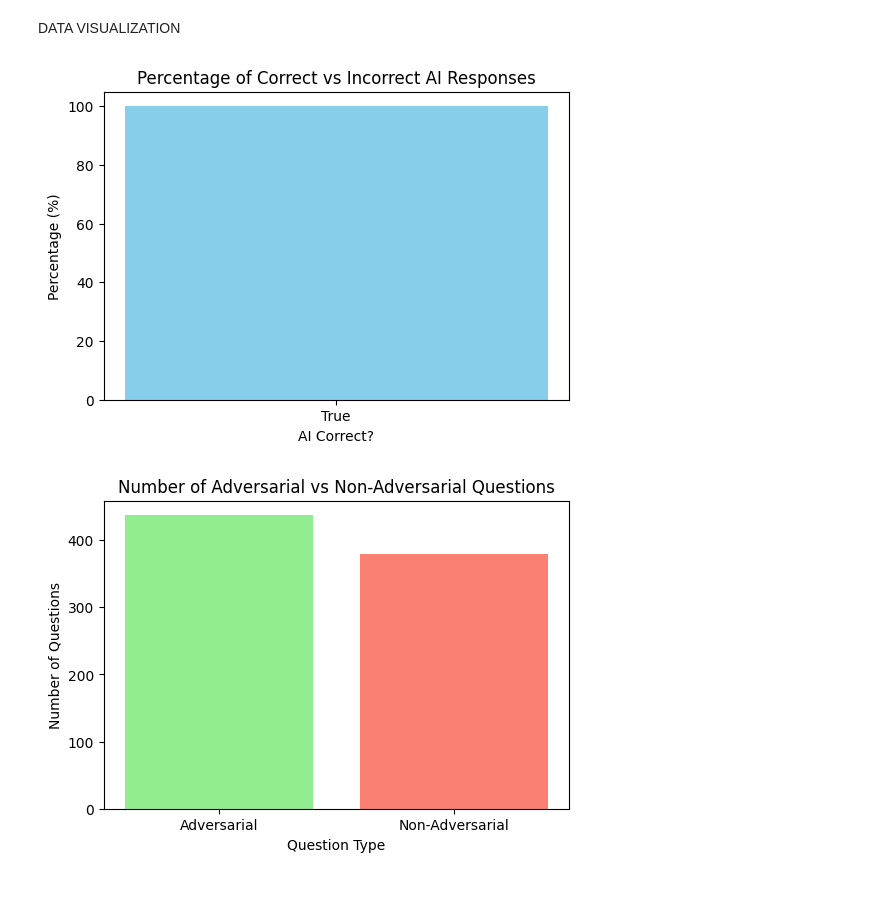
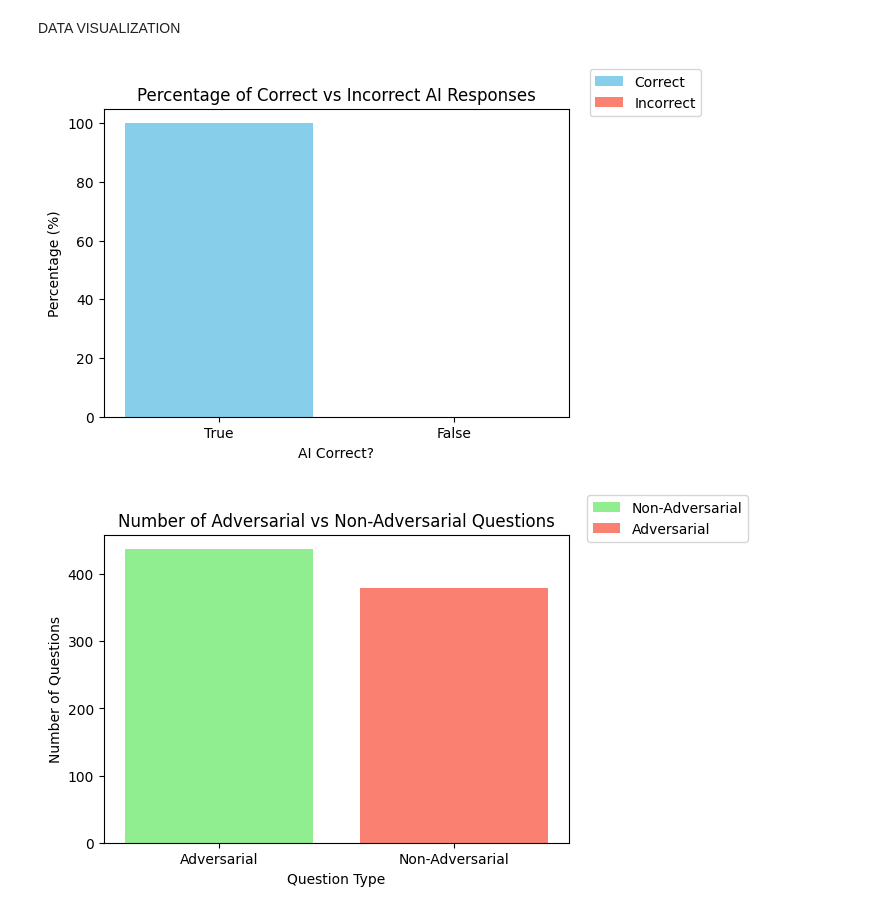
Before and after one commit to Feifei04Git/CMPU250-Project-Group5, a Jupyter notebook: eda/EDA.ipynb, the cells around one changed output. Drawn from its saved outputs; the diff is of its cells as text; code cells hidden in the pictures.

Commit message:
added legends to my plots

```diff
--- a/eda/EDA.ipynb
+++ b/eda/EDA.ipynb
@@ -49,22 +49,26 @@ ds = load_dataset("truthfulqa/truthful_qa", "generation")
 DATA VISUALIZATION
 # %%
 #Outcome Variable Plots
-counts = df1['ai_correct'].value_counts(normalize=True) * 100
+counts = df1['ai_correct'].value_counts()
+counts = counts.reindex([True, False], fill_value=0)  # add False with 0 if missing
+percentages = counts / counts.sum() * 100
 plt.figure(figsize=(6,4))
-plt.bar(counts.index.astype(str), counts.values, color=['skyblue', 'salmon'])
+plt.bar(['True', 'False'], percentages.values, color=['skyblue', 'salmon'], label=['Correct', 'Incorrect'])
 plt.ylabel('Percentage (%)')
 plt.xlabel('AI Correct?')
 plt.title('Percentage of Correct vs Incorrect AI Responses')
+plt.legend(loc='upper right', bbox_to_anchor=(1.3, 1.15))
 plt.show()
 
 #Key Explanatory Variable Plots
 type_counts = df1['type'].value_counts()
 plt.figure(figsize=(6,4))
-plt.bar(type_counts.index, type_counts.values, color=['lightgreen','salmon'])
+plt.bar(type_counts.index, type_counts.values, color=['lightgreen','salmon'], label=['Non-Adversarial', 'Adversarial'])
 plt.xlabel('Question Type')
 plt.ylabel('Number of Questions')
 plt.title('Number of Adversarial vs Non-Adversarial Questions')
+plt.legend(loc='upper right', bbox_to_anchor=(1.4, 1.15))
 plt.show()
 # %% [output]
-[figure, old version]
+[figure, new version]
-[figure, old version]
+[figure, new version]
```
